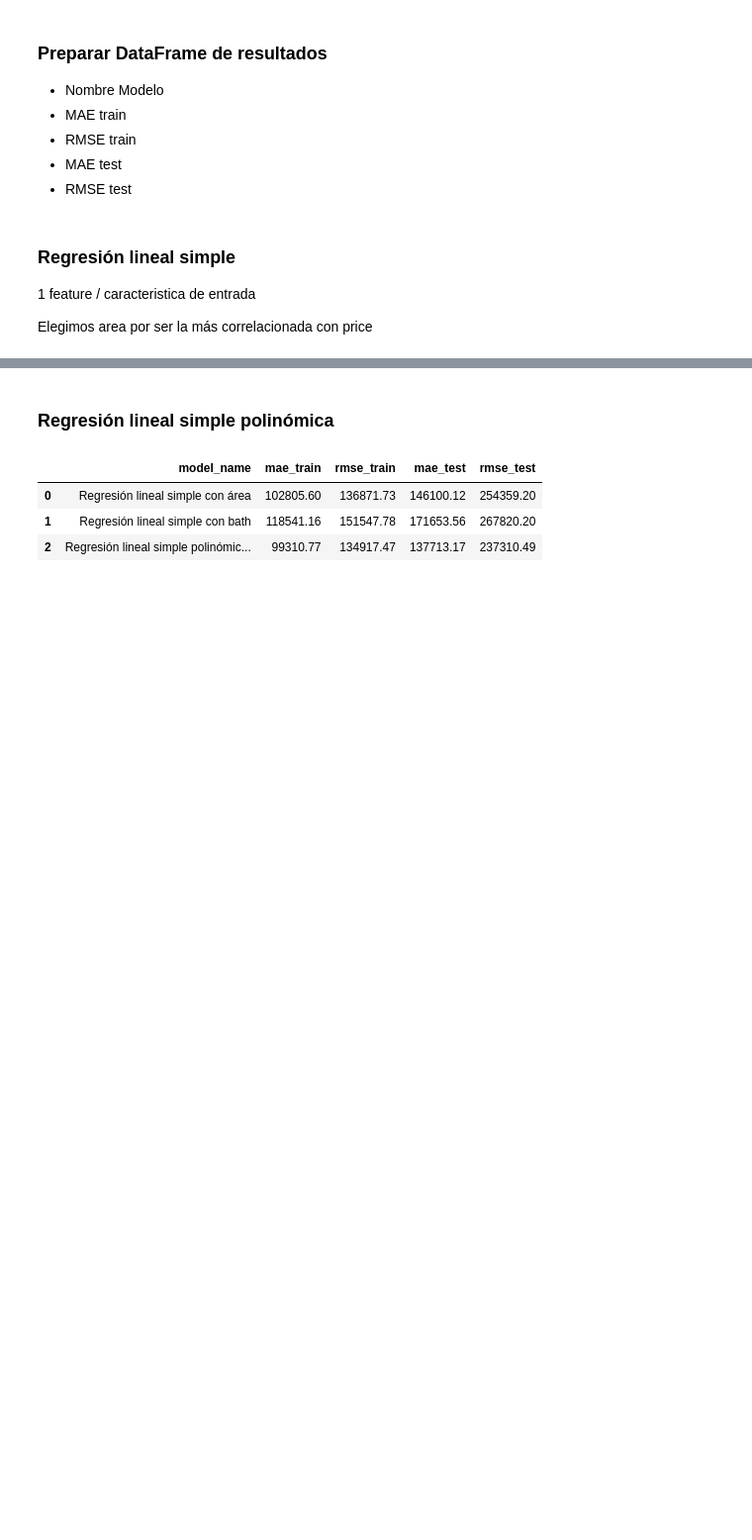
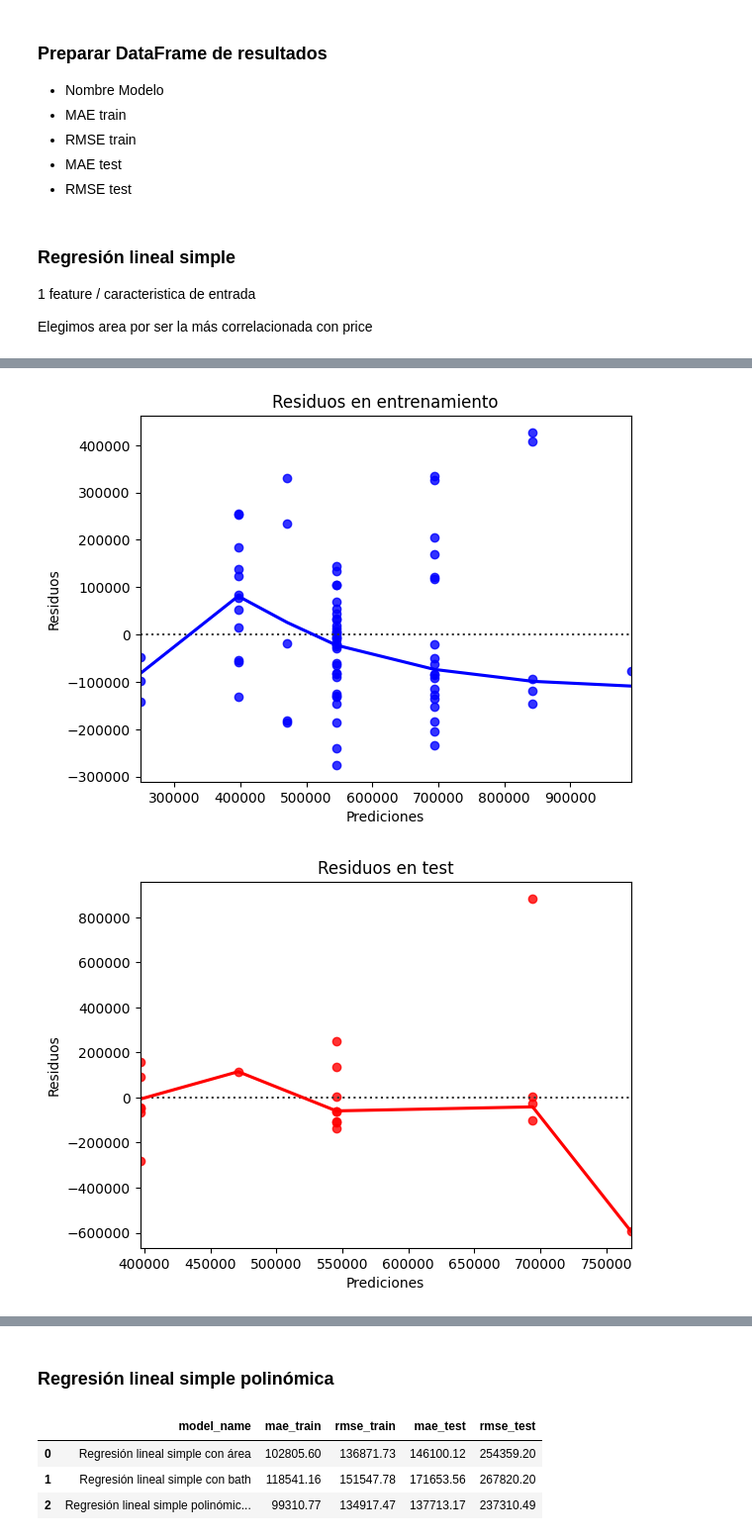
Before and after one commit to Angelbardon/curso-_analisis_angel_bardon, a Jupyter notebook: m6-ml/4. Regresion_pipeline.ipynb, the cells around one changed output, grey strips where cells are left out. Shown at 99% size. Cells and saved outputs as stored; diff of their text form; code cells hidden in the pictures; blank space fills up the shorter version.

```diff
--- a/m6-ml/4. Regresion_pipeline.ipynb
+++ b/m6-ml/4. Regresion_pipeline.ipynb
@@ -398,0 +428,5 @@ df_results.head()
+# %%
+plot_residuos(y_train, y_predictions_train, y_test, y_predictions_test)
+# %% [output]
+[figure, added]
+[figure, added]
```
Also changed, not shown: parts of 16 cells of this notebook.
